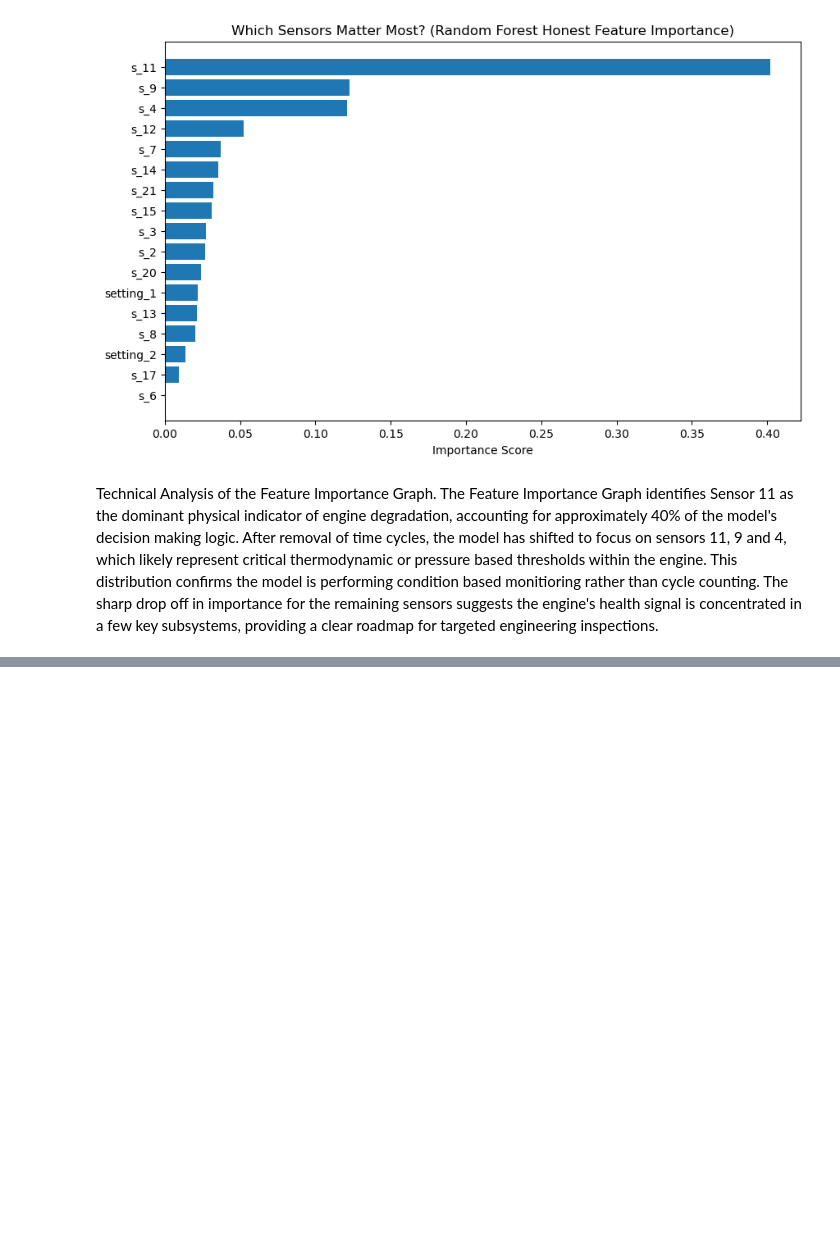
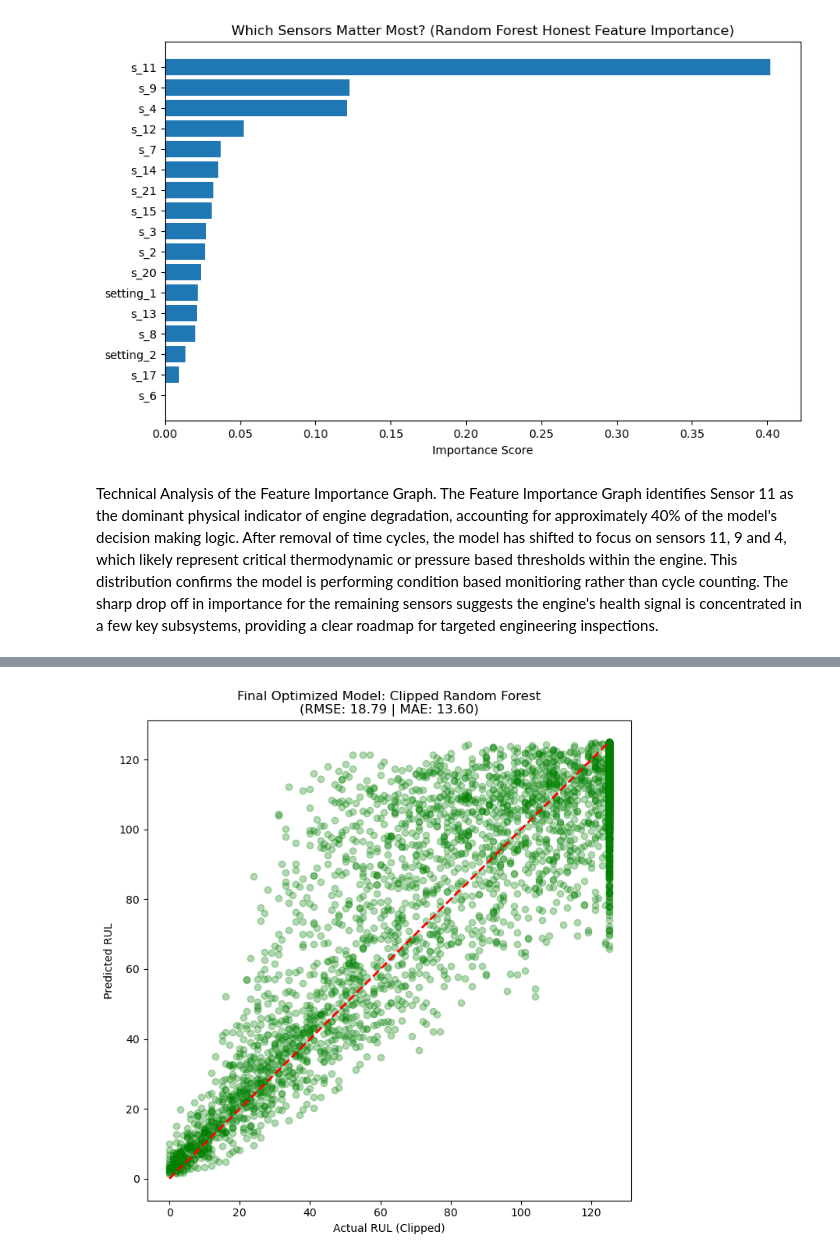
Before and after one commit to JayParekh-MechAI/Turbofan-Predictive-Maintenance, a Jupyter notebook: notebooks/analysis.ipynb, the cells around one changed output, grey strips where cells are left out. Cells and saved outputs as stored; diff of their text form; code cells hidden in the pictures; blank space fills up the shorter version.

```diff
--- a/notebooks/analysis.ipynb
+++ b/notebooks/analysis.ipynb
@@ -455,0 +463,8 @@ The Feature Importance Graph identifies Sensor 11 as the dominant physical indic
+# %%
+# Create the clipped labels
+y_train_clipped = y_train_h.clip(upper=125)
+y_test_clipped = y_test_h.clip(upper=125)
+# %%
+# Retrain Model 4
+rf_clipped = RandomForestRegressor(n_estimators=100, random_state=42)
+rf_clipped.fit(X_train_h, y_train_clipped)
@@ -455,0 +473,3 @@ The Feature Importance Graph identifies Sensor 11 as the dominant physical indic
+# %%
+# Predict and Evaluate
+y_pred_clipped = rf_clipped.predict(X_test_h)
@@ -455,0 +489,11 @@ The Feature Importance Graph identifies Sensor 11 as the dominant physical indic
+# %%
+plt.figure(figsize=(8, 8))
+plt.scatter(y_test_clipped, y_pred_clipped, alpha=0.3, color='green')
+plt.plot([0, 125], [0, 125], 'r--', lw=2) # Identity line only goes to 125 now
+
+plt.xlabel('Actual RUL (Clipped)')
+plt.ylabel('Predicted RUL')
+plt.title(f'Final Optimized Model: Clipped Random Forest\n(RMSE: {rmse_clipped:.2f} | MAE: {mae_clipped:.2f})')
+plt.show()
+# %% [output]
+[figure, added]
```
Also changed, not shown: parts of 4 cells of this notebook.
